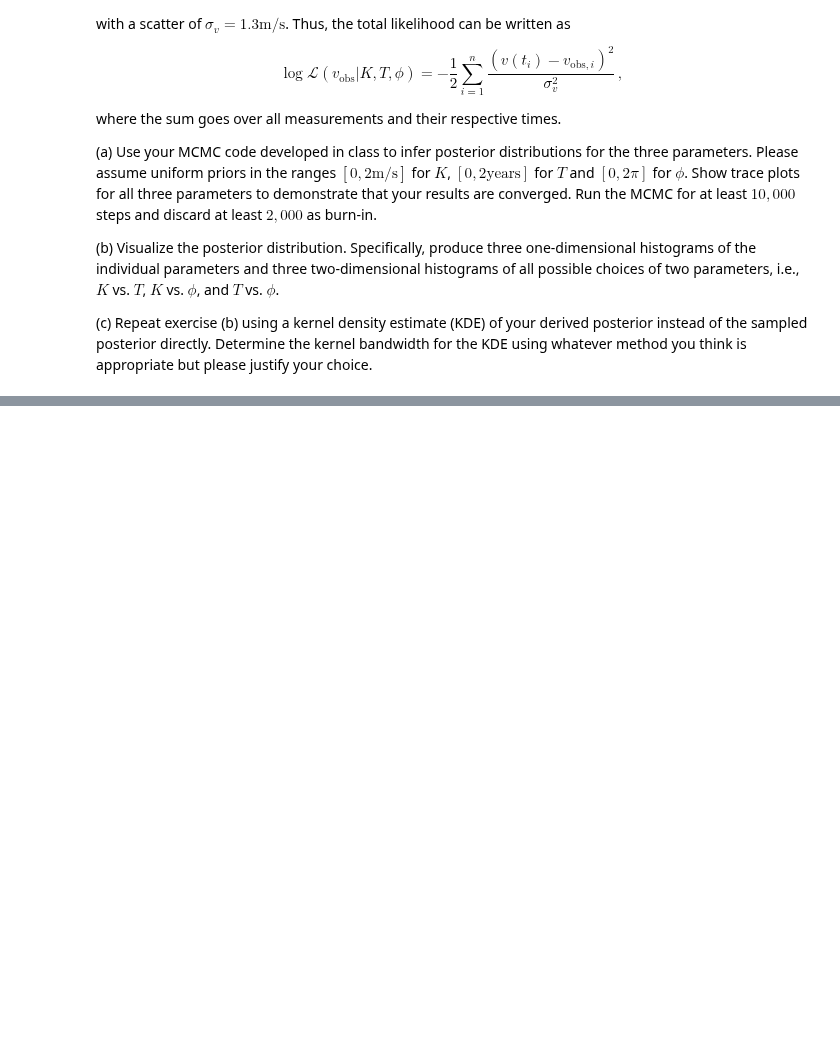
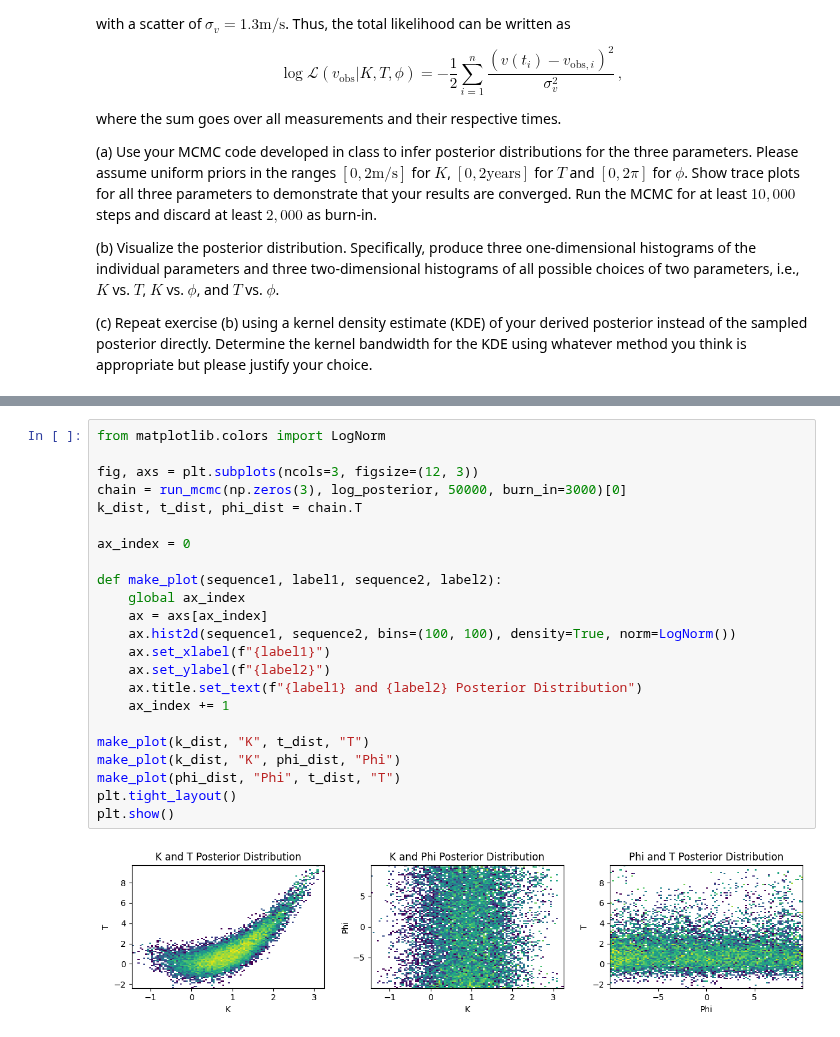
Before and after one commit to queue-h/ISCI-396, a Jupyter notebook: problem_sets/Problem_Set_9.ipynb, the cells around one changed output, grey strips where cells are left out. Drawn from its saved outputs; the diff is of its cells as text; blank space fills up the shorter version.

```diff
--- a/problem_sets/Problem_Set_9.ipynb
+++ b/problem_sets/Problem_Set_9.ipynb
@@ -41,0 +193,25 @@ plt.legend(loc='upper center');
+# %%
+from matplotlib.colors import LogNorm
+
+fig, axs = plt.subplots(ncols=3, figsize=(12, 3))
+chain = run_mcmc(np.zeros(3), log_posterior, 50000, burn_in=3000)[0]
+k_dist, t_dist, phi_dist = chain.T
+
+ax_index = 0
+
+def make_plot(sequence1, label1, sequence2, label2):
+    global ax_index
+    ax = axs[ax_index]
+    ax.hist2d(sequence1, sequence2, bins=(100, 100), density=True, norm=LogNorm())
+    ax.set_xlabel(f"{label1}")
+    ax.set_ylabel(f"{label2}")
+    ax.title.set_text(f"{label1} and {label2} Posterior Distribution")
+    ax_index += 1
+
+make_plot(k_dist, "K", t_dist, "T")
+make_plot(k_dist, "K", phi_dist, "Phi")
+make_plot(phi_dist, "Phi", t_dist, "T")
+plt.tight_layout()
+plt.show()
+# %% [output]
+[figure, added]
```
Also changed, not shown: parts of 10 cells of this notebook, 3 other files.
